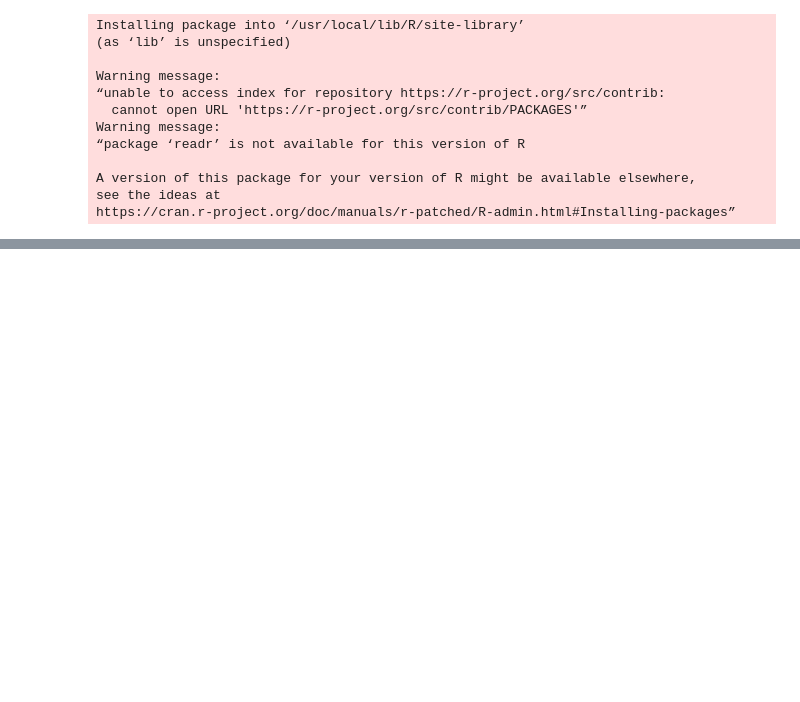
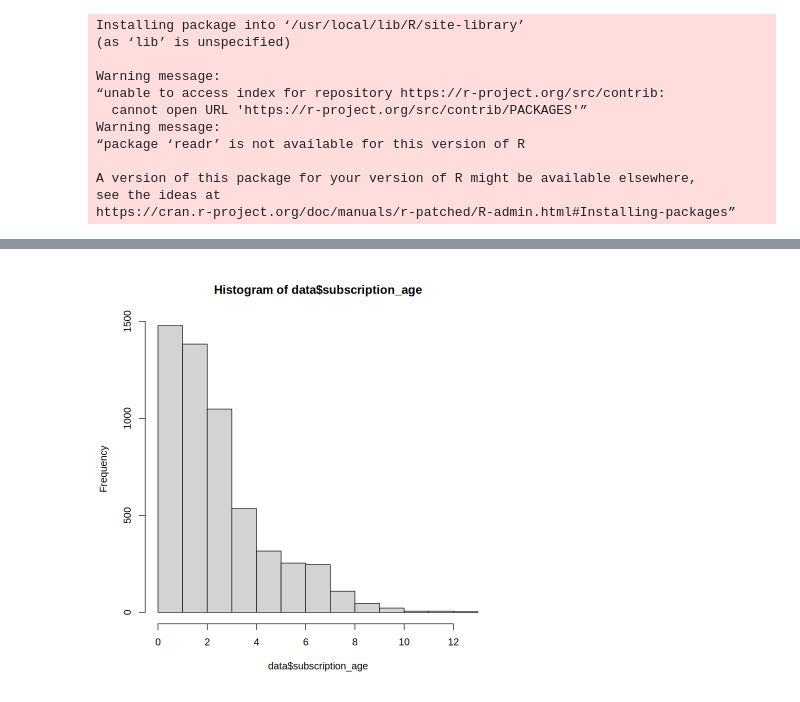
Before and after one commit to SandraFB/Modelo-redes, a Jupyter notebook: Prueba1.ipynb, the cells around one changed output, grey strips where cells are left out. Cells and saved outputs as stored; diff of their text form; code cells hidden in the pictures; blank space fills up the shorter version.

```diff
--- a/Prueba1.ipynb
+++ b/Prueba1.ipynb
@@ -50,0 +71,4 @@ A spec_tbl_df: 99441 × 5
+# %%
+hist(data$subscription_age)
+# %% [output]
+[figure, added]
```
Also changed, not shown: parts of 3 cells of this notebook.
